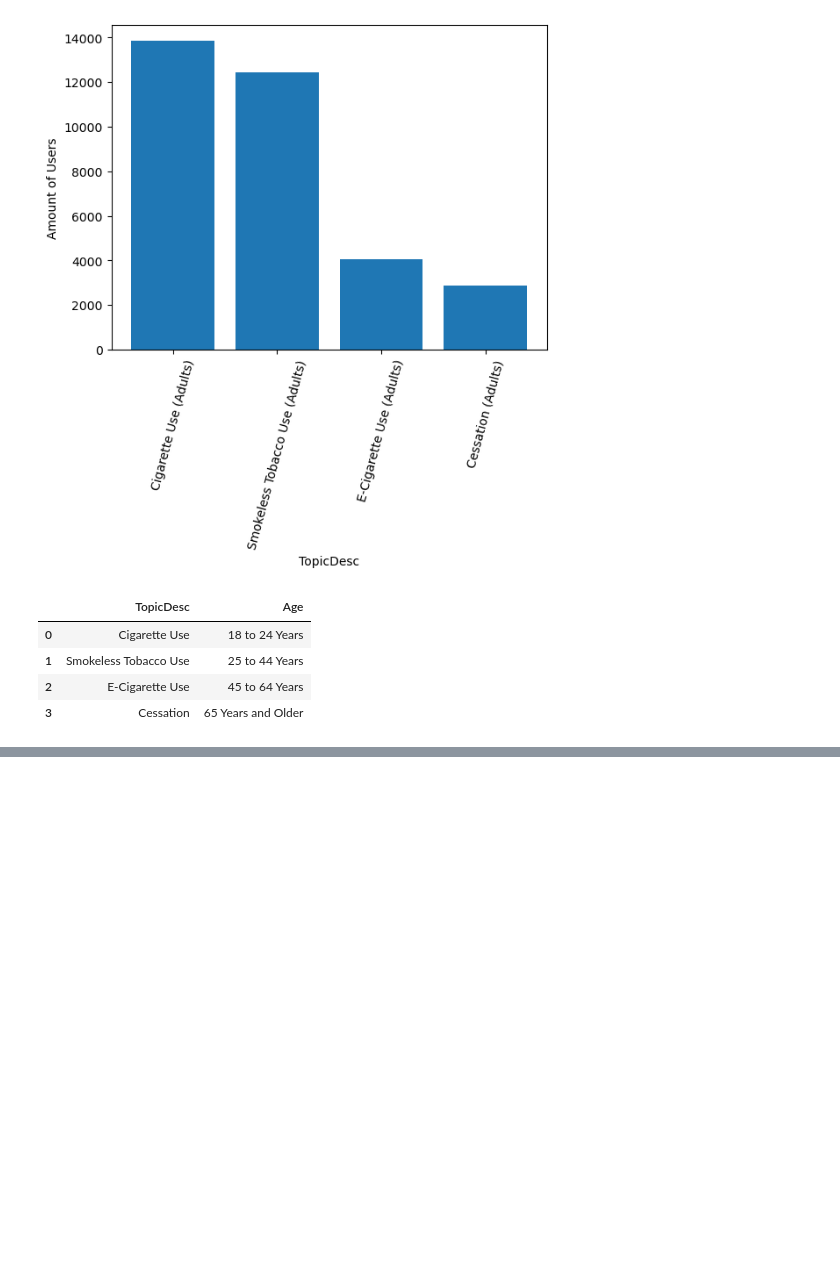
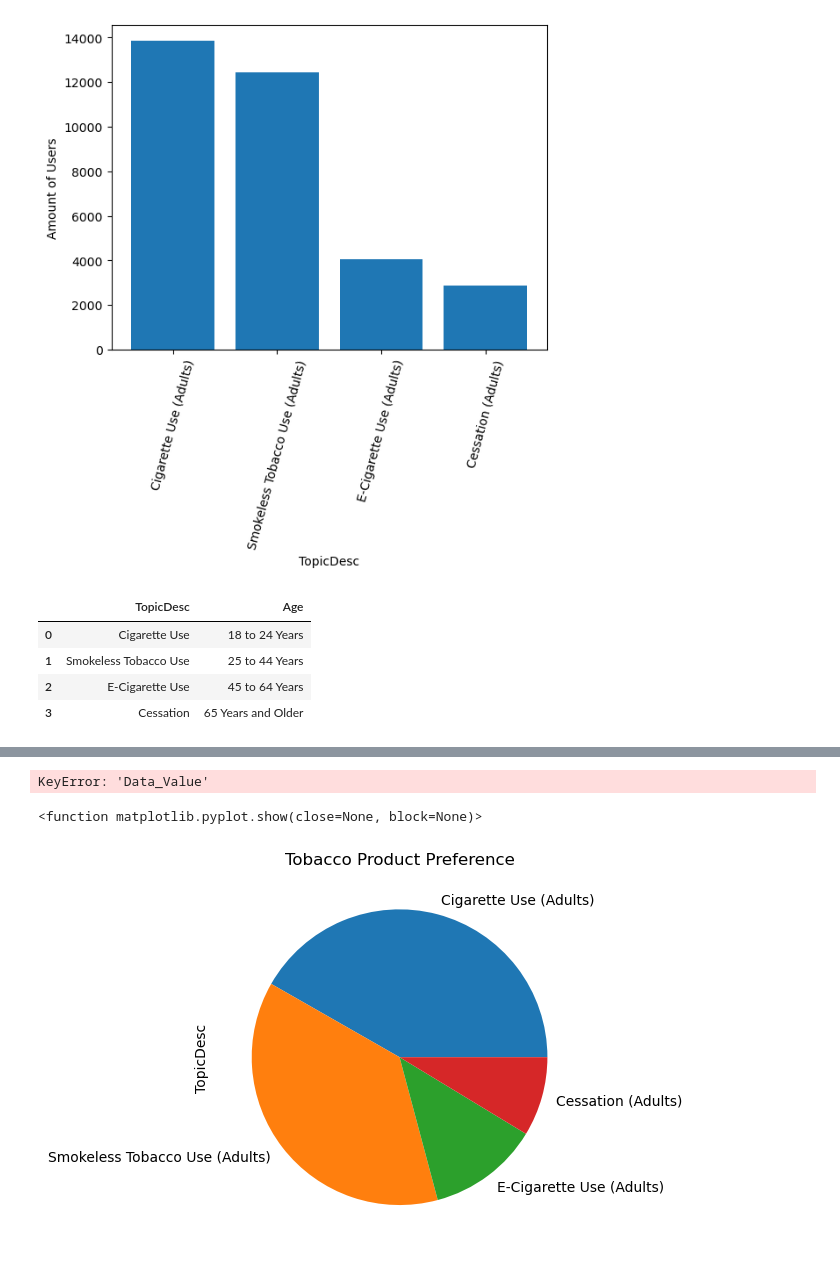
Before and after one commit to nickmille96/Project-1, a Jupyter notebook: Nickprojectcleaningdata.ipynb, the cells around one changed output, grey strips where cells are left out. Drawn from its saved outputs; the diff is of its cells as text; code cells hidden in the pictures; blank space fills up the shorter version.

```diff
--- a/Nickprojectcleaningdata.ipynb
+++ b/Nickprojectcleaningdata.ipynb
@@ -87,0 +88,25 @@ print(filtered_tobaccodata)
+# %%
+import matplotlib.pyplot as plt
+
+scat_plot= filtered_tobaccodata.groupby(["Data_Value"]).mean()
+plt.scatter(scat_plot["TopicDesc"], scat_plot["Age"])
+plt.xlabel("TopicDesc")
+plt.ylabel("Age")
+plt.show()
+# %% [output]
+KeyError: 'Data_Value'
+# %%
+# Pie Chart showing tobacco preference by all ages
+import matplotlib.pyplot as plt
+Allages= filtered_tobaccodata[filtered_tobaccodata["Age"]=="All Ages"]
+
+#group by tobacco product
+productpref= filtered_tobaccodata.groupby("TopicDesc")
+#create pie chart
+productpref=filtered_tobaccodata["TopicDesc"].value_counts()
+productpref.plot(kind="pie")
+plt.title("Tobacco Product Preference")
+plt.show
+# %% [output]
+<function matplotlib.pyplot.show(close=None, block=None)>
+[figure, added]
```
Also changed, not shown: parts of 3 cells of this notebook.
